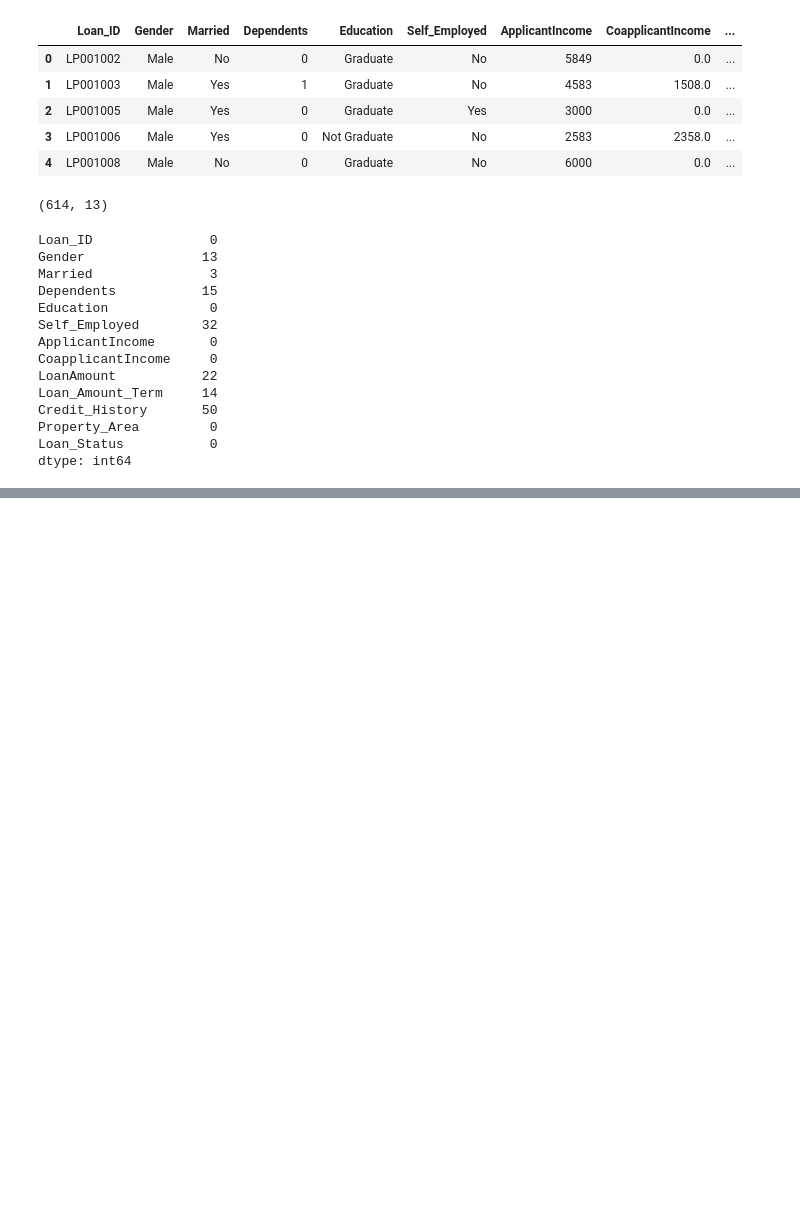
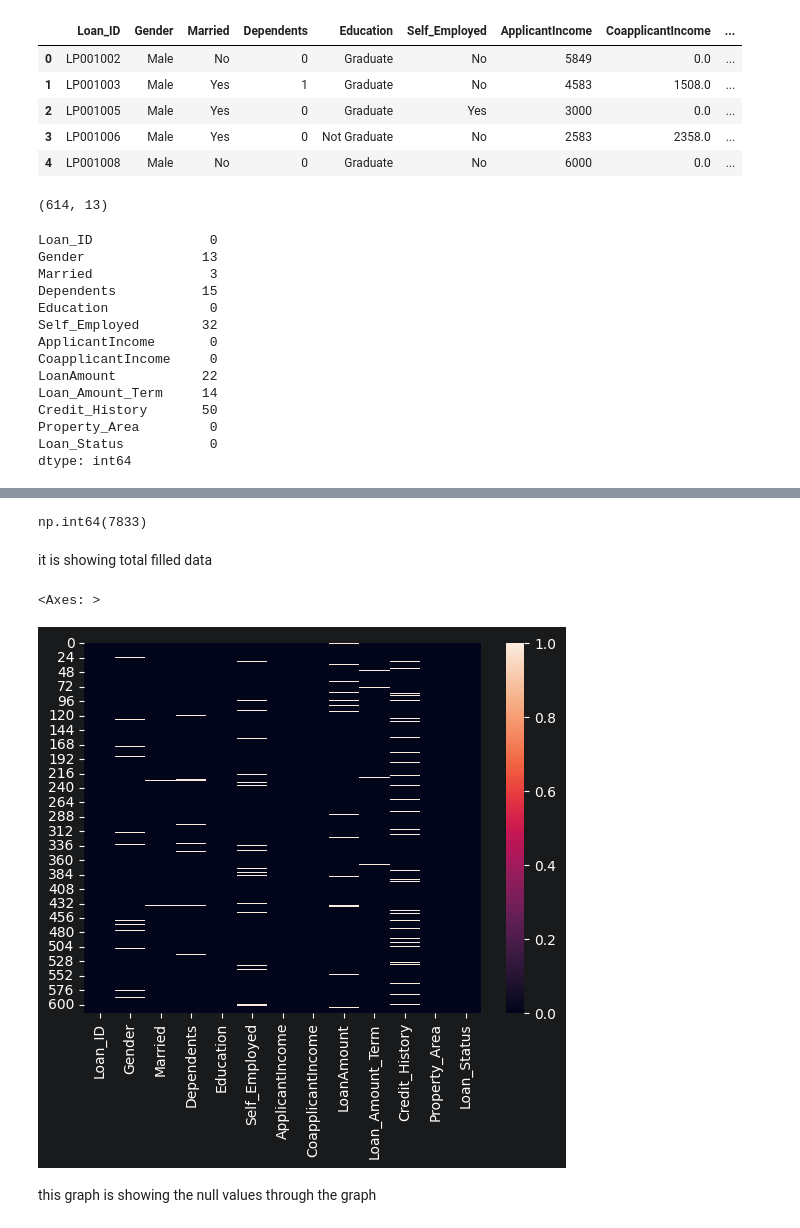
Before and after one commit to vansh1567/data-science, a Jupyter notebook: Data_cleaning.ipynb, the cells around one changed output, grey strips where cells are left out. Drawn from its saved outputs; the diff is of its cells as text; code cells hidden in the pictures; blank space fills up the shorter version.

```diff
--- a/Data_cleaning.ipynb
+++ b/Data_cleaning.ipynb
@@ -38,0 +93,13 @@ dtype: int64
+# %%
+df.notnull().sum().sum()
+# %% [output]
+np.int64(7833)
+# %% [markdown]
+it is showing total filled data
+# %%
+sns.heatmap(df.isnull())
+# %% [output]
+<Axes: >
+[figure, added]
+# %% [markdown]
+this graph is showing the null values through the graph
```
Also changed, not shown: parts of 9 cells of this notebook, 3 other files.
